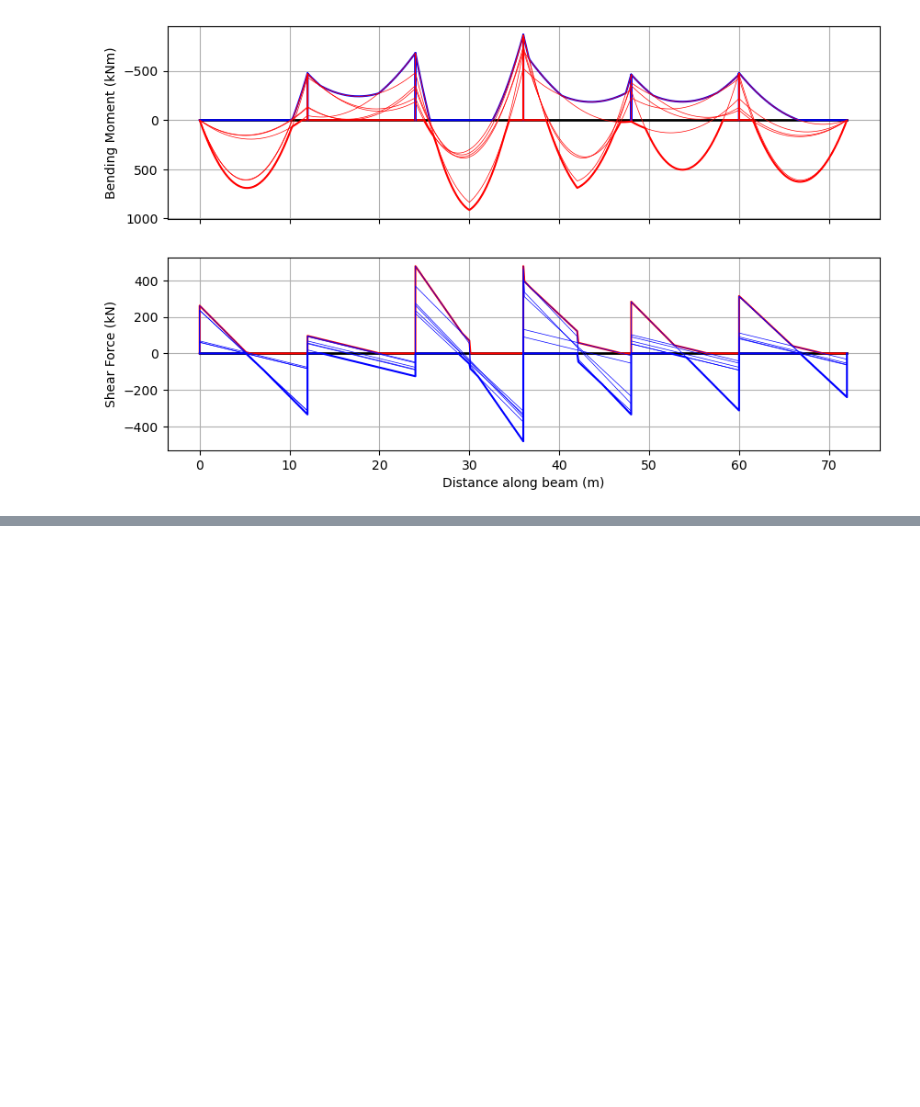
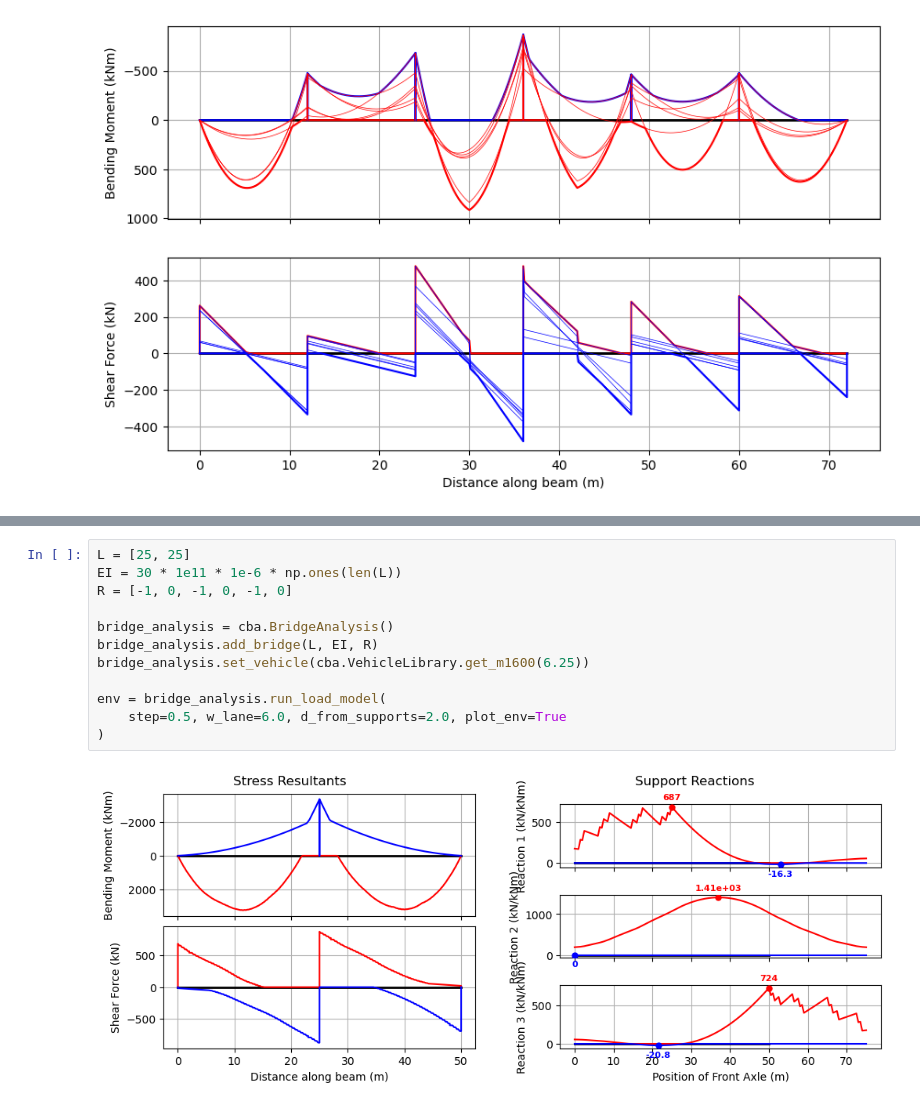
Before and after one commit to ccaprani/pycba, a Jupyter notebook: docs/source/notebooks/bridge.ipynb, the cells around one changed output, grey strips where cells are left out. Saved outputs shown, nothing was run; the diff lists cells and outputs as text; blank space fills up the shorter version.

```diff
--- a/docs/source/notebooks/bridge.ipynb
+++ b/docs/source/notebooks/bridge.ipynb
@@ -619,0 +630,14 @@ env.plot(each=True);
+# %%
+L = [25, 25]
+EI = 30 * 1e11 * 1e-6 * np.ones(len(L))
+R = [-1, 0, -1, 0, -1, 0]
+
+bridge_analysis = cba.BridgeAnalysis()
+bridge_analysis.add_bridge(L, EI, R)
+bridge_analysis.set_vehicle(cba.VehicleLibrary.get_m1600(6.25))
+
+env = bridge_analysis.run_load_model(
+    step=0.5, w_lane=6.0, d_from_supports=2.0, plot_env=True
+)
+# %% [output]
+[figure, added]
```
Also changed, not shown: parts of 3 cells of this notebook, 3 other files.
